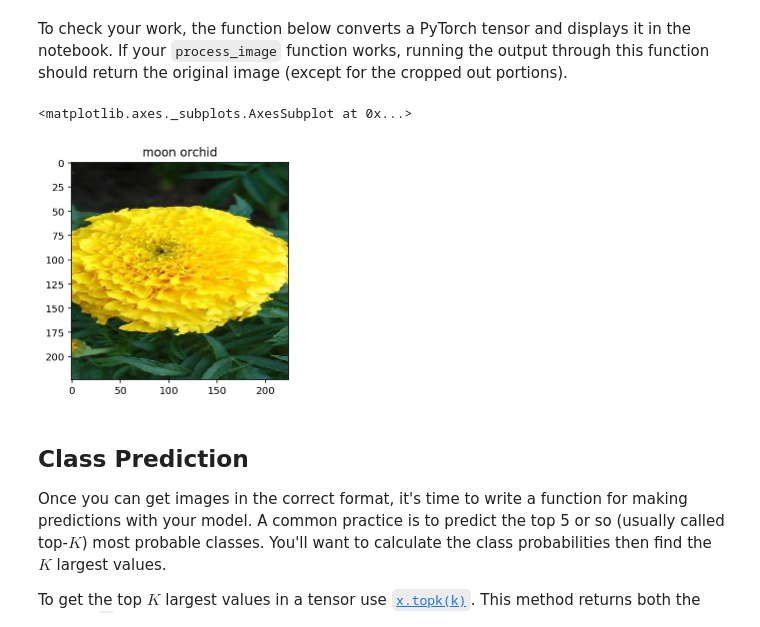
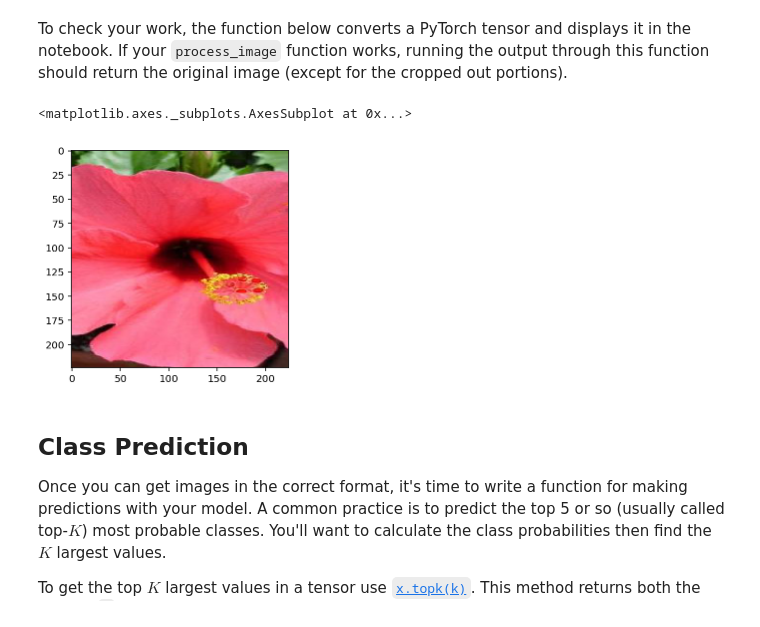
Before and after one commit to vsagarmb/aipnd-project, a Jupyter notebook: Image Classifier Project.ipynb, the cells around one changed output. Cells and saved outputs as stored; diff of their text form; code cells hidden in the pictures.

```diff
--- a/Image Classifier Project.ipynb
+++ b/Image Classifier Project.ipynb
@@ -549,22 +549,20 @@ def process_image(image):
     return  img
 # %%
 #Update image shape for Model
-input_image = process_image('./flowers/test/7/image_07215.jpg')
+input_image = process_image('./flowers/test/99/image_07838.jpg')
 
 image_tesnor = torch.from_numpy(input_image)
 
 image_reshaped = image_tesnor.view(1, 3, 224, 224)
 
-logps = loadedModel.forward(image_reshaped.float().to(device))
+with torch.no_grad():
+    logps = loadedModel.forward(image_reshaped.float().to(device))
 
-ps = torch.exp(logps).to('cpu').data.numpy()[0]
+    ps = torch.exp(logps)
 
-top_idx = np.argsort(ps)[-5:][::-1]
-top_class = [idx_to_class[x] for x in top_idx]
-top_probability = ps[top_idx]
+    top_p, top_class = ps.topk(5, dim=1)
 
-#top_p, top_class = ps.topk(5, dim=1)
-
-print(top_class)
-print(top_probability)
+    top_class_id = [idx_to_class[x] for x in top_class.to('cpu').numpy()[0]]
+    print(top_p.to('cpu').numpy()[0])
+    print(top_class_id)
 # %% [output]
@@ -580,30 +580,30 @@ To check your work, the function below converts a PyTorch tensor and displays it
 # %%
 def imshow(image, ax=None, title=""):
     """Imshow for Tensor."""
     if ax is None:
         fig, ax = plt.subplots()
 
     # PyTorch tensors assume the color channel is the first dimension
     # but matplotlib assumes is the third dimension
     image = image.numpy().transpose((1, 2, 0))
 
     # Undo preprocessing
     mean = np.array([0.485, 0.456, 0.406])
     std = np.array([0.229, 0.224, 0.225])
     image = std * image + mean
 
     # Image needs to be clipped between 0 and 1 or it looks like noise when displayed
     image = np.clip(image, 0, 1)
 
-    ax.set_title(cat_to_name[str(7)])
+    ax.set_title(title)
     ax.imshow(image)
 
     return ax
 
 imshow(image_tesnor)
 # %% [output]
 <matplotlib.axes._subplots.AxesSubplot at 0x...>
-[figure, old version]
+[figure, new version]
 # %% [markdown]
 ## Class Prediction
 
```
Also changed, not shown: parts of 5 cells of this notebook.
